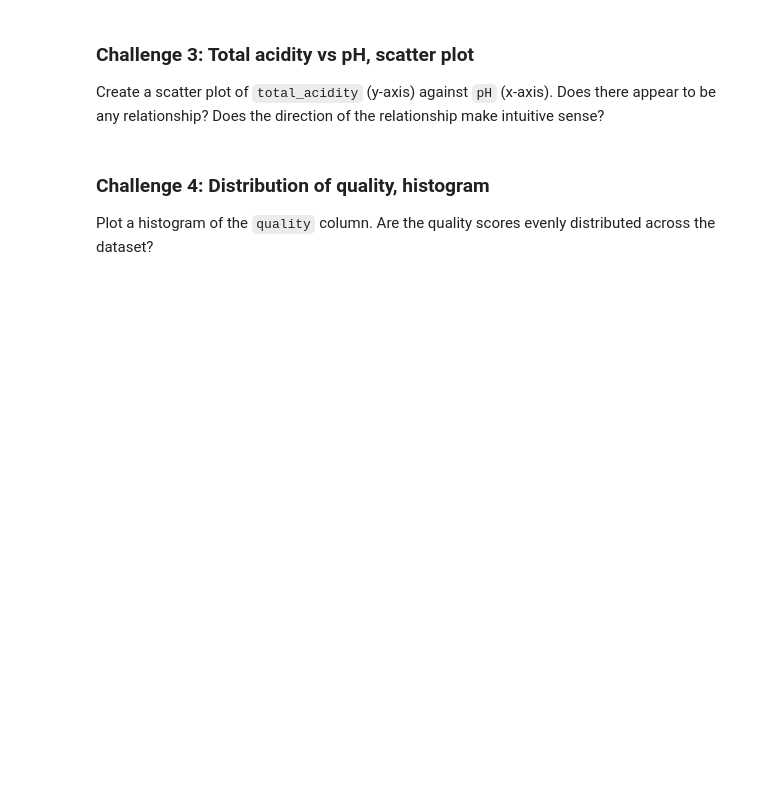
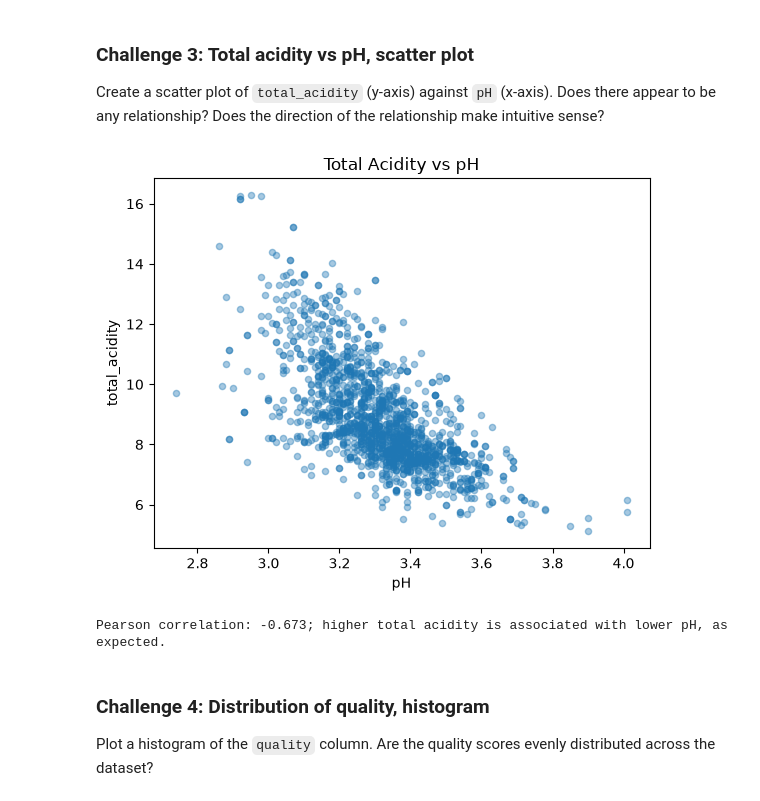
Before and after one commit to d-linkiewicz/amle-pandas, a Jupyter notebook: 1_basics/03_plotting.ipynb, the cells around one changed output. Saved outputs shown, nothing was run; the diff lists cells and outputs as text; code cells hidden in the pictures; blank space fills up the shorter version.

```diff
--- a/1_basics/03_plotting.ipynb
+++ b/1_basics/03_plotting.ipynb
@@ -154,7 +187,21 @@ Create a scatter plot of `alcohol` (y-axis) against `pH` (x-axis). Does there ap
 
 Create a scatter plot of `total_acidity` (y-axis) against `pH` (x-axis). Does there appear to be any relationship? Does the direction of the relationship make intuitive sense?
 # %%
-# YOUR CODE HERE
+# Total acidity (y) versus pH (x)
+df.plot(
+    kind="scatter",
+    x="pH",
+    y="total_acidity",
+    title="Total Acidity vs pH",
+    alpha=0.4,
+)
+plt.show()
+
+correlation = df["total_acidity"].corr(df["pH"])
+print(f"Pearson correlation: {correlation:.3f}; higher total acidity is associated with lower pH, as expected.")
+# %% [output]
+[figure, added]
+Pearson correlation: -0.673; higher total acidity is associated with lower pH, as expected.
 # %% [markdown]
 ### Challenge 4: Distribution of quality, histogram
 
```
Also changed, not shown: parts of 5 cells of this notebook, 7 other files.
